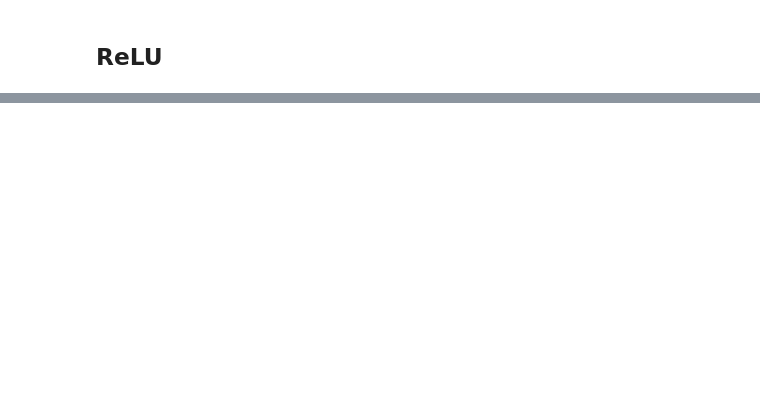
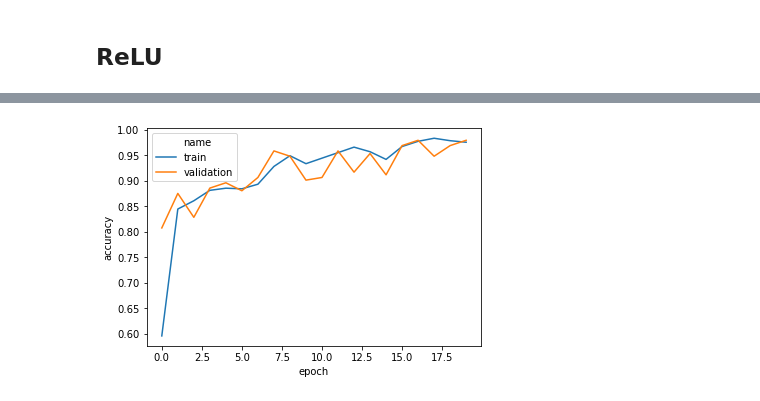
Before and after one commit to bitjockey42/ikapati-research, a Jupyter notebook: notebooks/4.1-agj-evaluate-Potato.ipynb, the cells around one changed output, grey strips where cells are left out. Saved outputs shown, nothing was run; the diff lists cells and outputs as text; code cells hidden in the pictures; blank space fills up the shorter version.

```diff
--- a/notebooks/4.1-agj-evaluate-Potato.ipynb
+++ b/notebooks/4.1-agj-evaluate-Potato.ipynb
@@ -86,0 +128,4 @@ accuracy_plot = visualize.learning_curves("accuracy", metrics_df)
+# %%
+dropout_accuracy_plot = visualize.learning_curves("accuracy", dropout_metrics_df)
+# %% [output]
+[figure, added]
```
Also changed, not shown: parts of 15 cells of this notebook, 4 other files.
